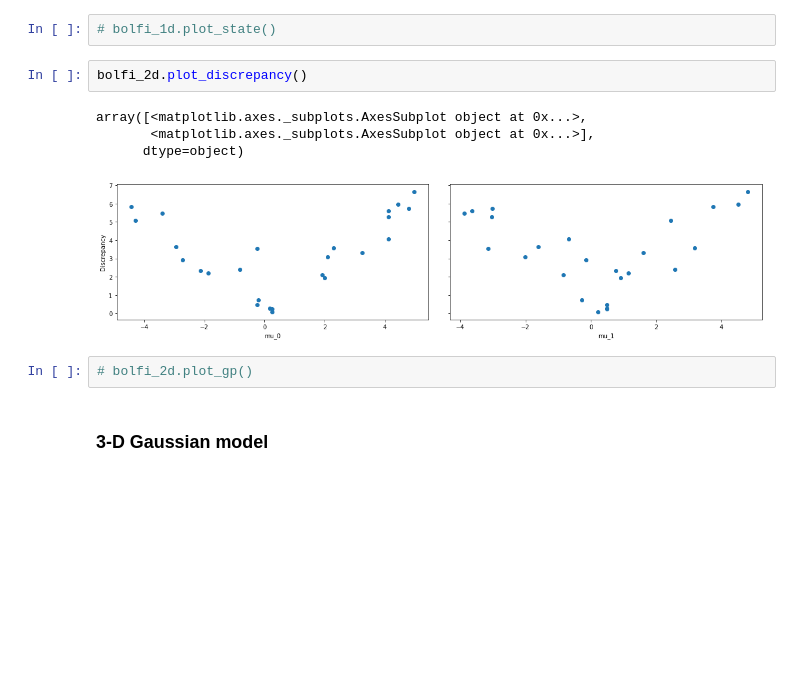
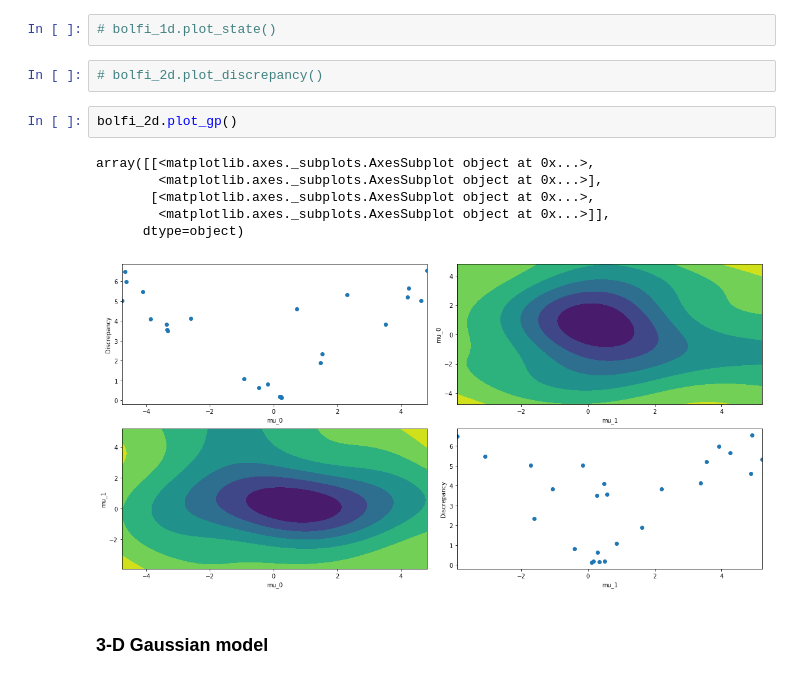
Before and after one commit to elfi-dev/zoo, a Jupyter notebook: vis/bolfi_gpy.ipynb, the cells around one changed output. Drawn from its saved outputs; the diff is of its cells as text; blank space fills up the shorter version.

```diff
--- a/vis/bolfi_gpy.ipynb
+++ b/vis/bolfi_gpy.ipynb
@@ -108,15 +108,17 @@ INFO:elfi.methods.posteriors:Using optimized minimum value (0.3277) of the GP di
 <elfi.methods.posteriors.BolfiPosterior at 0x...>
 # %%
 # bolfi_1d.plot_state()
+# %%
+# bolfi_2d.plot_discrepancy()
 # %%
-bolfi_2d.plot_discrepancy()
+bolfi_2d.plot_gp()
 # %% [output]
-array([<matplotlib.axes._subplots.AxesSubplot object at 0x...>,
-       <matplotlib.axes._subplots.AxesSubplot object at 0x...>],
+array([[<matplotlib.axes._subplots.AxesSubplot object at 0x...>,
+        <matplotlib.axes._subplots.AxesSubplot object at 0x...>],
+       [<matplotlib.axes._subplots.AxesSubplot object at 0x...>,
+        <matplotlib.axes._subplots.AxesSubplot object at 0x...>]],
       dtype=object)
-[figure, old version]
+[figure, new version]
-# %%
-# bolfi_2d.plot_gp()
 # %% [markdown]
 ### 3-D Gaussian model
 # %%
```
Also changed, not shown: parts of 14 cells of this notebook.
